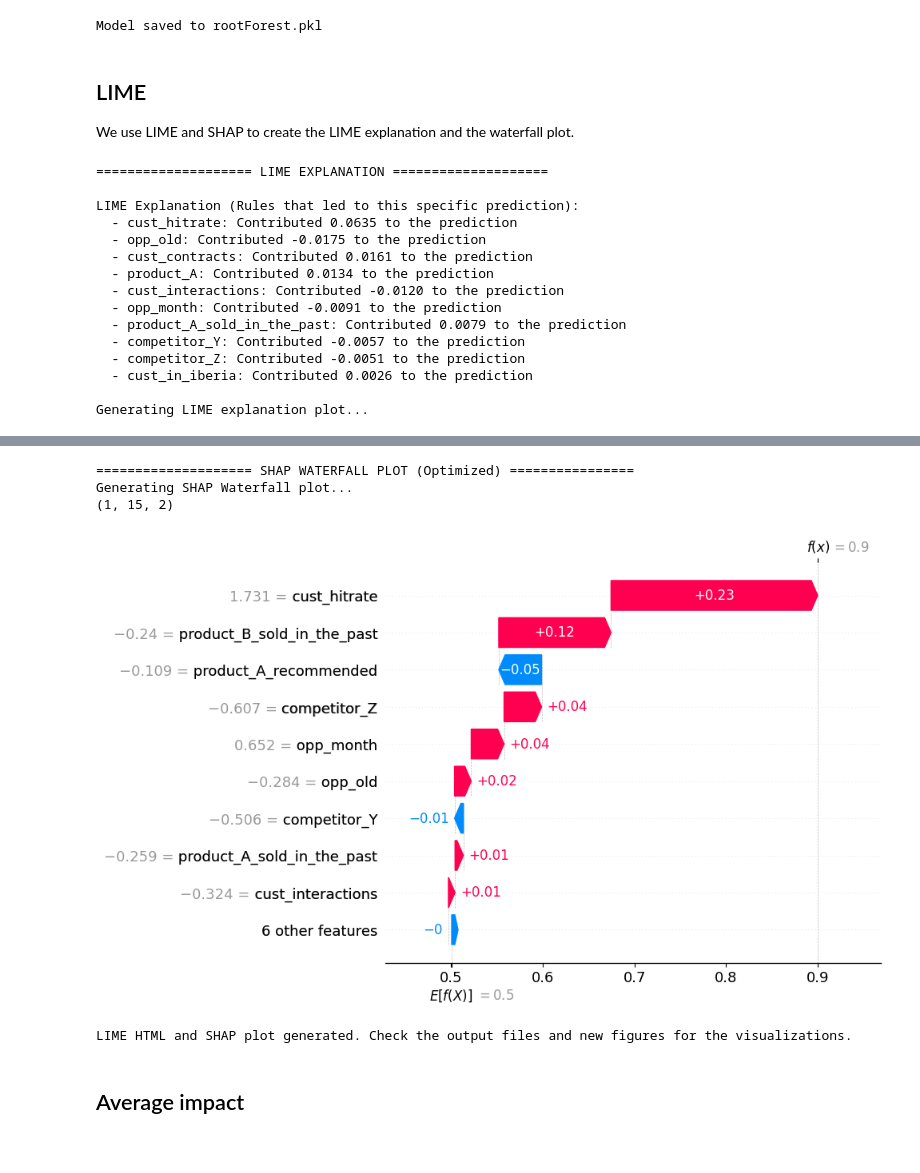
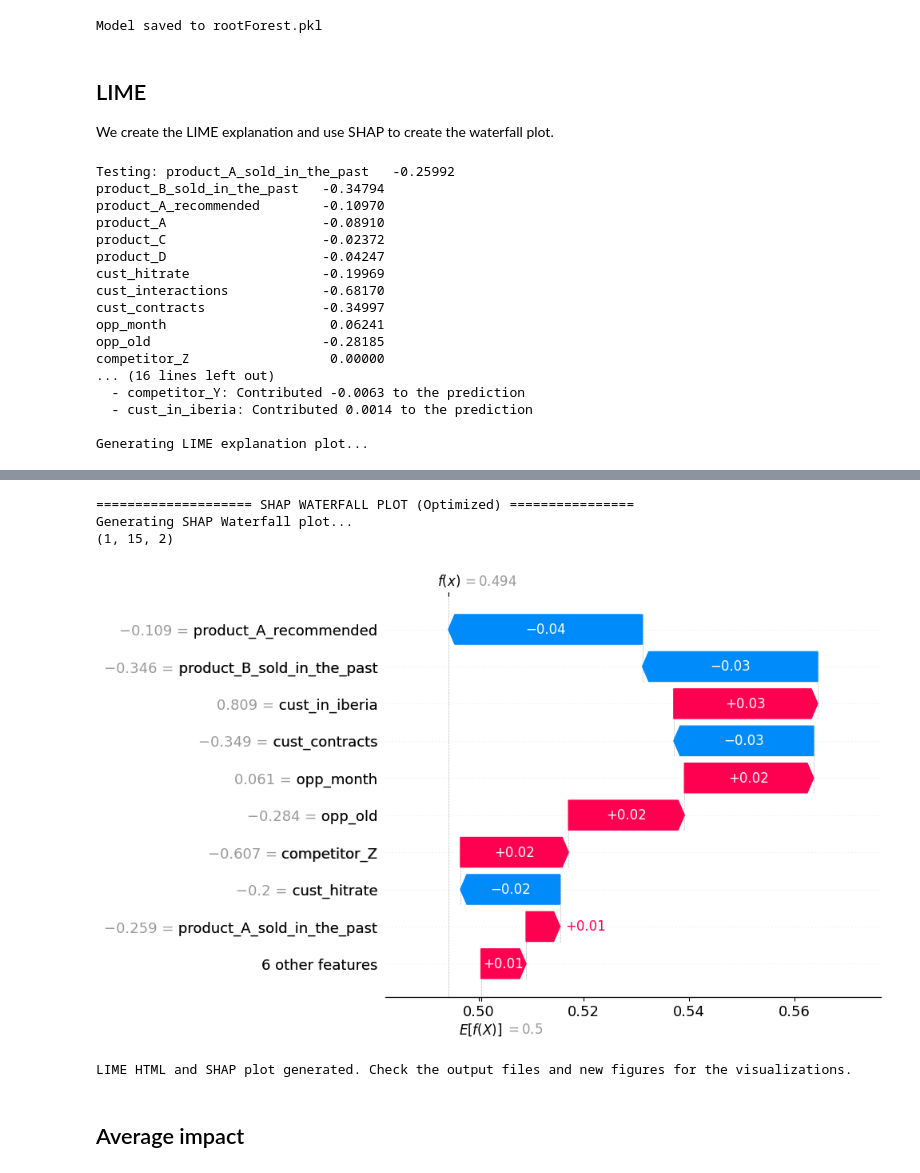
Before and after one commit to alex-touza/datathon-2025, a Jupyter notebook: models/FINAL_random_forest.ipynb, the cells around one changed output, grey strips where cells are left out. Saved outputs shown, nothing was run; the diff lists cells and outputs as text; code cells hidden in the pictures.

Commit message:
fix lime

```diff
--- a/models/FINAL_random_forest.ipynb
+++ b/models/FINAL_random_forest.ipynb
@@ -119,7 +119,7 @@ Model saved to rootForest.pkl
 # %% [markdown]
 ## LIME
 
-We use LIME and SHAP to create the LIME explanation and the waterfall plot.
+We create the LIME explanation and use SHAP to create the waterfall plot.
 # %%
 from sklearn.preprocessing import StandardScaler
 import lime
@@ -129,13 +129,15 @@ import joblib
 
 feature_names = X_train.columns
 
-instance_index = 29
+instance_index = 293
 scaler = StandardScaler()
 X_train_scaled = scaler.fit_transform(X_train)
 X_test_scaled = scaler.transform(X_test)
+print("Testing: " + str(X_test.iloc[instance_index]))
 
 data_for_lime = X_test_scaled[instance_index]
 original_values = X_test.iloc[instance_index]
+
 
 print("\n" + "="*20 + " LIME EXPLANATION " + "="*20)
 
@@ -169,47 +171,49 @@ display(HTML(lime_html))
 
 # --- 2. SHAP WATERFALL PLOT ---
 print("\n" + "="*20 + " SHAP WATERFALL PLOT (Optimized) " + "="*16)
 
 # Initialize the SHAP Tree Explainer
 shap_explainer = shap.TreeExplainer(model)
 
 # **OPTIMIZATION FIX:** Calculate SHAP values ONLY for the single instance.
 # We wrap the single instance data back into a DataFrame to ensure feature names are attached.
 single_instance_df = pd.DataFrame(data_for_lime.reshape(1, -1), columns=feature_names)
 
 # Calculate SHAP values for only this one instance
 # This is drastically faster than calculating the entire test set.
 shap_values_instance = shap_explainer(single_instance_df)
 
 # The Waterfall plot takes the specific Explanation object (index 0 is the only one)
 print("Generating SHAP Waterfall plot...")
 print(shap_values_instance.shape)
 shap.plots.waterfall(shap_values_instance[0, :, 1])
 
 plt.show()
 
 print("\nLIME HTML and SHAP plot generated. Check the output files and new figures for the visualizations.")
 # %% [output]
-==================== LIME EXPLANATION ====================
-
-LIME Explanation (Rules that led to this specific prediction):
-  - cust_hitrate: Contributed 0.0635 to the prediction
-  - opp_old: Contributed -0.0175 to the prediction
-  - cust_contracts: Contributed 0.0161 to the prediction
-  - product_A: Contributed 0.0134 to the prediction
-  - cust_interactions: Contributed -0.0120 to the prediction
-  - opp_month: Contributed -0.0091 to the prediction
-  - product_A_sold_in_the_past: Contributed 0.0079 to the prediction
-  - competitor_Y: Contributed -0.0057 to the prediction
-  - competitor_Z: Contributed -0.0051 to the prediction
-  - cust_in_iberia: Contributed 0.0026 to the prediction
+Testing: product_A_sold_in_the_past   -0.25992
+product_B_sold_in_the_past   -0.34794
+product_A_recommended        -0.10970
+product_A                    -0.08910
+product_C                    -0.02372
+product_D                    -0.04247
+cust_hitrate                 -0.19969
+cust_interactions            -0.68170
+cust_contracts               -0.34997
+opp_month                     0.06241
+opp_old                      -0.28185
+competitor_Z                  0.00000
+... (16 lines left out)
+  - competitor_Y: Contributed -0.0063 to the prediction
+  - cust_in_iberia: Contributed 0.0014 to the prediction
 
 Generating LIME explanation plot...
 [interactive output not drawn]
 ==================== SHAP WATERFALL PLOT (Optimized) ================
 Generating SHAP Waterfall plot...
 (1, 15, 2)
-[figure, old version]
+[figure, new version]
 LIME HTML and SHAP plot generated. Check the output files and new figures for the visualizations.
 # %% [markdown]
 ## Average impact
```
Also changed, not shown: parts of 1 cell of this notebook.
